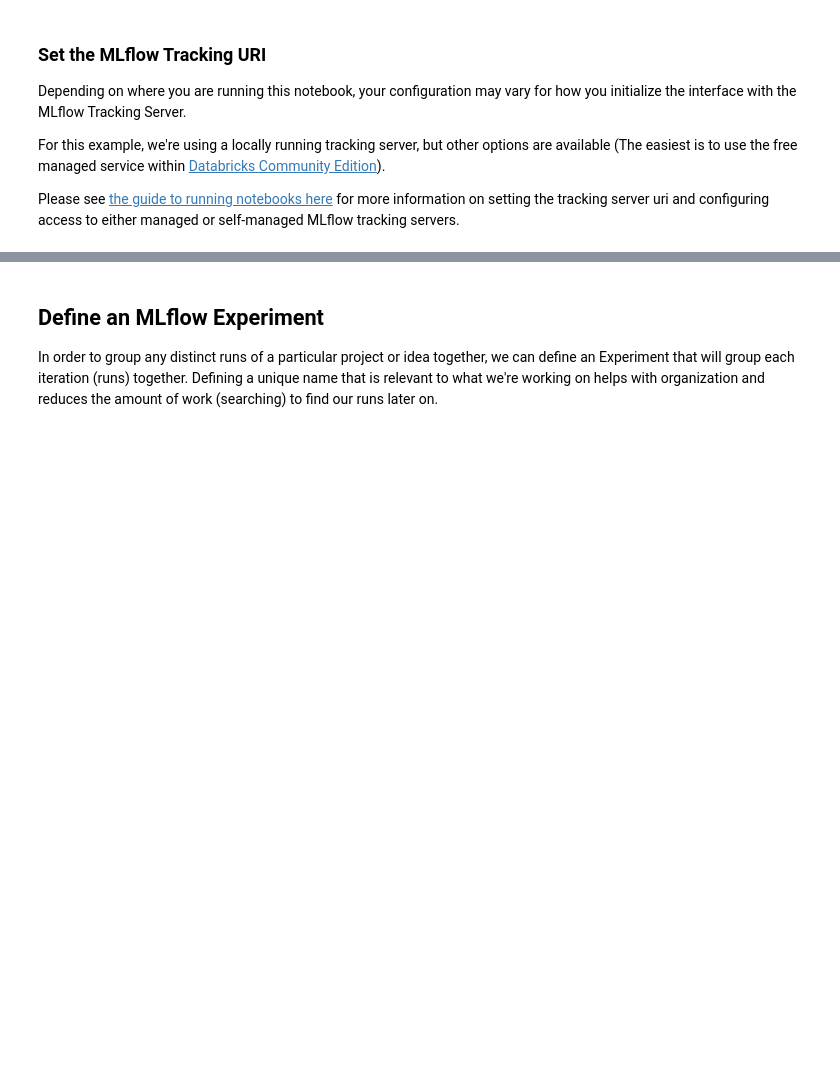
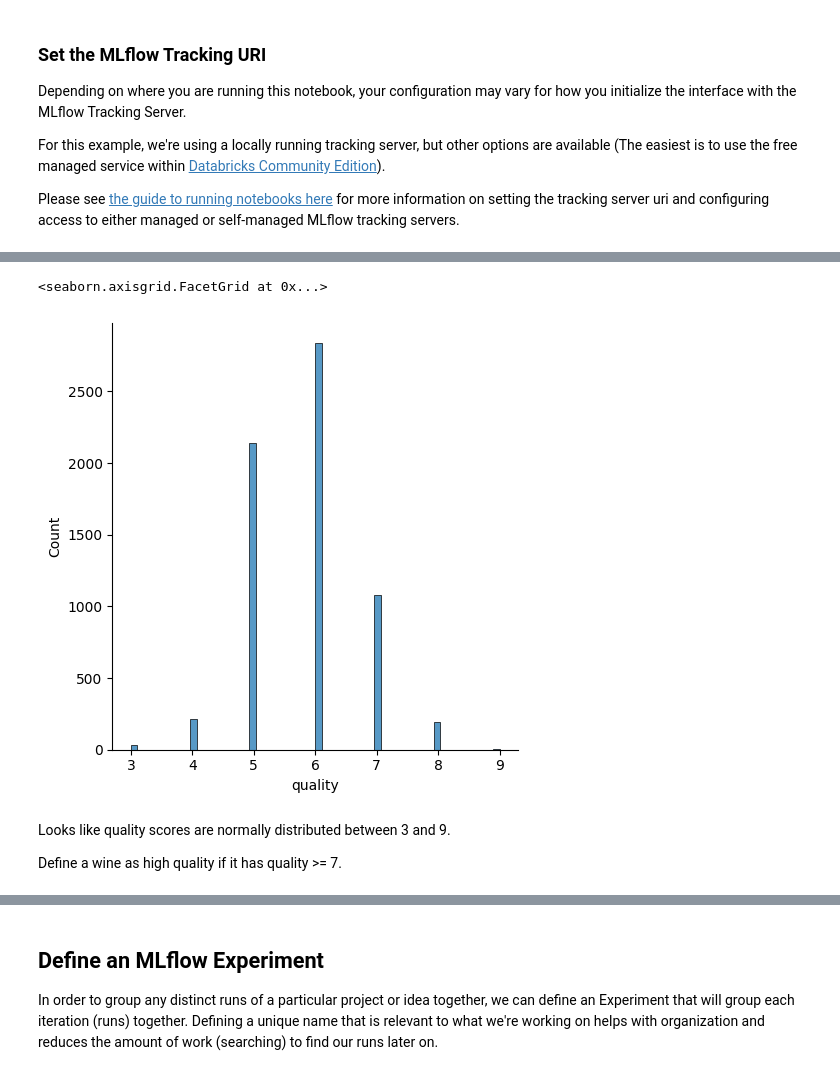
Before and after one commit to Giorgi2222/MLflow, a Jupyter notebook: tracking_quickstart.ipynb, the cells around one changed output, grey strips where cells are left out. Drawn from its saved outputs; the diff is of its cells as text; code cells hidden in the pictures; blank space fills up the shorter version.

```diff
--- a/tracking_quickstart.ipynb
+++ b/tracking_quickstart.ipynb
@@ -70,0 +50,12 @@ accuracy = accuracy_score(y_test, y_pred)
+# %%
+import pandas as pd
+white_wine = pd.read_csv("Data/winequality-white.csv", sep=";")
+red_wine = pd.read_csv("Data/winequality-red.csv", sep=";")
+
+red_wine['is_red'] = 1
+white_wine['is_red'] = 0
+
+data = pd.concat([red_wine, white_wine], axis=0)
+
+# Remove spaces from column names
+data.rename(columns=lambda x: x.replace(' ', '_'), inplace=True)
@@ -70,0 +76,9 @@ accuracy = accuracy_score(y_test, y_pred)
+# %%
+sns.displot(data.quality, kde=False)
+# %% [output]
+<seaborn.axisgrid.FacetGrid at 0x...>
+[figure, added]
+# %% [markdown]
+Looks like quality scores are normally distributed between 3 and 9.
+
+Define a wine as high quality if it has quality >= 7.
```
Also changed, not shown: parts of 35 cells of this notebook.
